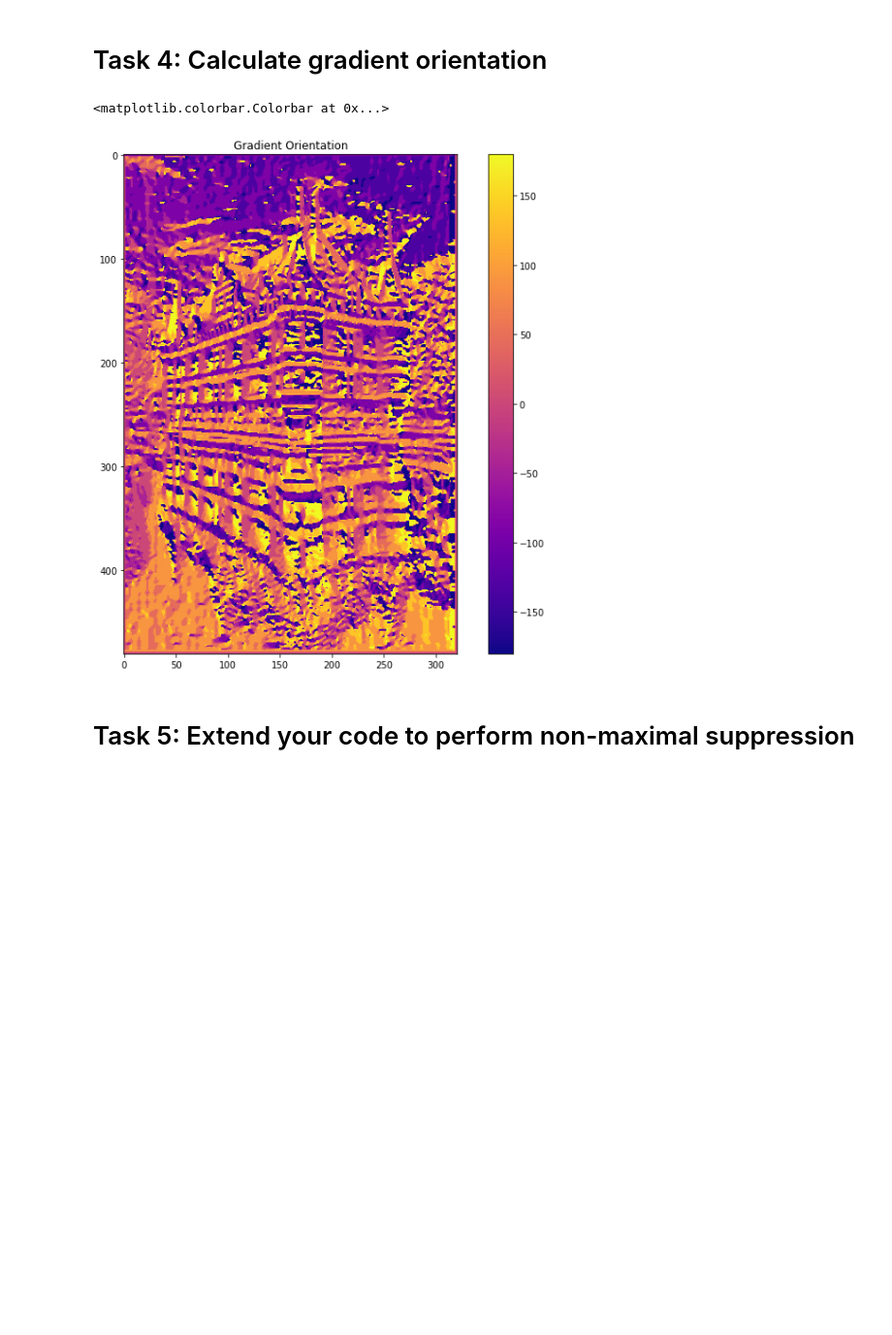
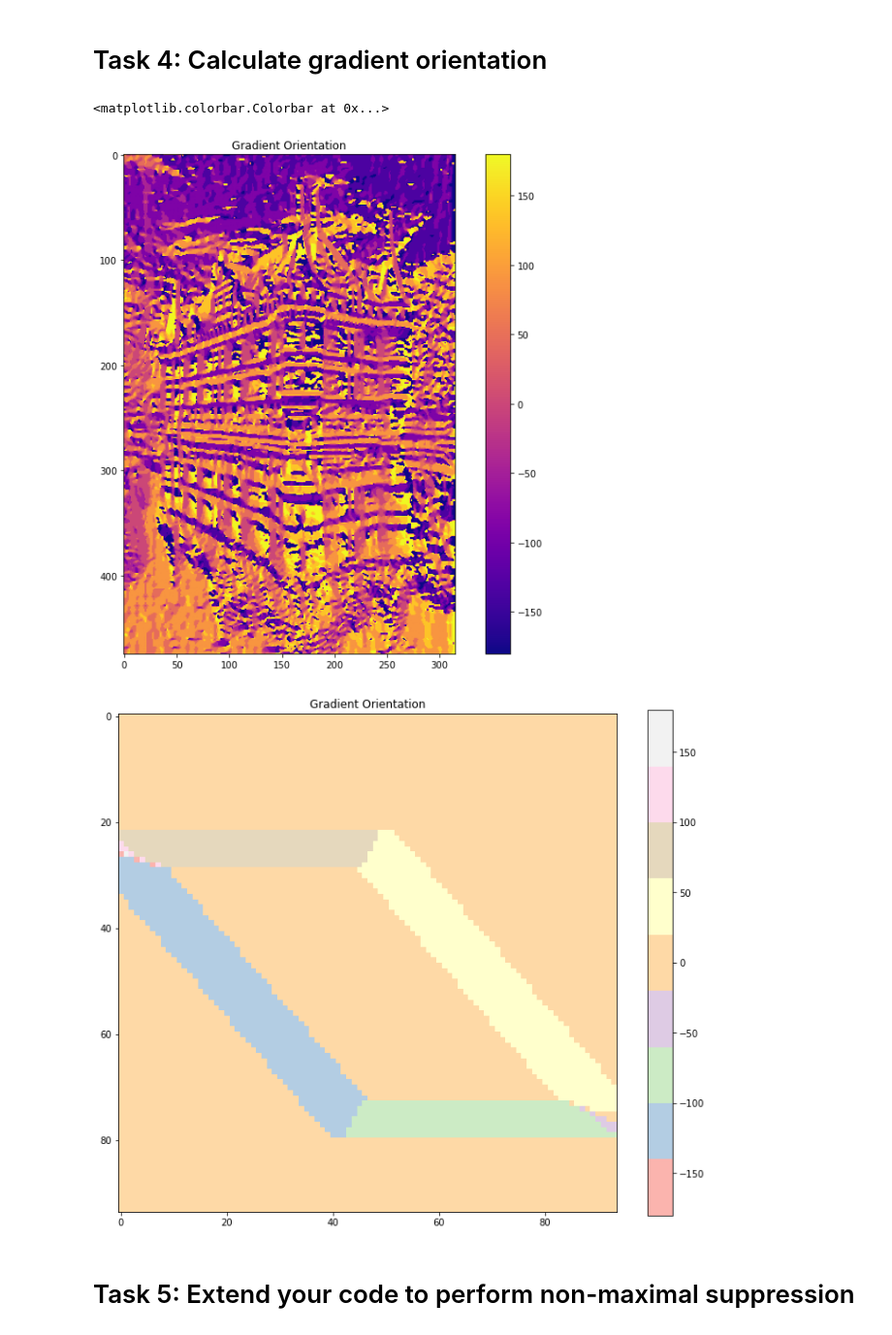
Before and after one commit to Antonio417/Sobel_filter, a Jupyter notebook: Lab 1/Lab 1.ipynb, the cells around one changed output. Shown at 97% size. Drawn from its saved outputs; the diff is of its cells as text; code cells hidden in the pictures; blank space fills up the shorter version.

```diff
--- a/Lab 1/Lab 1.ipynb
+++ b/Lab 1/Lab 1.ipynb
@@ -17,13 +24,14 @@ def conv(img, kernel):
 
     k = kernel.shape[0]
     h,w = img.shape
-
+    h = h - k + 1
+    w = w - k + 1
     conv_img = np.zeros(shape=(h, w))
 
     # Iterate over the rows
-    for i in range(h - k + 1):
+    for i in range(h):
         # Iterate over the columns
-        for j in range(w - k + 1):
+        for j in range(w):
             # Our value at that specific index
             mat = img[i:i+k, j:j+k]
 
@@ -74,30 +87,34 @@ plot_two_images(img, img_blurred)
 # %%
 # Load the image
 img2 = cv2.imread('./test05.jpg', 0)
+img2_sample = cv2.imread('./test02.png', 0)
 
 # Blur the image
+img2_blurred = cv2.copyMakeBorder(img2,2,2,2,2, cv2.BORDER_CONSTANT, None, value=0) # Padding
+img2_sample_blurred = cv2.copyMakeBorder(img2_sample,2,2,2,2, cv2.BORDER_CONSTANT, None, value=0) # Padding
+
 img2_blurred = conv(img=np.array(img2), kernel=B)
-img2_blurred = cv2.copyMakeBorder(img2_blurred,2,2,2,2, cv2.BORDER_CONSTANT, None, value=0)
+img2_sample_blurred = conv(img=np.array(img2_sample), kernel=B)
 
 # Sobel Filter
 sobel_x_kernel = np.array([[-1, 0, 1], [-2, 0, 2], [-1, 0, 1]])
-sobel_x_kernel = sobel_x_kernel.reshape(3,3)
-sobel_y_kernel = [[1, 2, 1], [0, 0, 0], [-1, -2, -1]]
-sobel_y_kernel = np.array(sobel_y_kernel)
-sobel_y_kernel = sobel_y_kernel.reshape(3,3)
+sobel_y_kernel = np.array([[1, 2, 1], [0, 0, 0], [-1, -2, -1]])
 
 sobelX = np.zeros(shape=img2.shape)
 sobelY = np.zeros(shape=img2.shape)
+sobelX_sample = np.zeros(shape=img2_sample.shape)
+sobelY_sample = np.zeros(shape=img2_sample.shape)
 
-# Calculating the Gradients
-for i in range(img2.shape[0] - 2):
-    for j in range(img2.shape[1] - 2):
-        sobelX[i,j] = np.sum(np.multiply(sobel_x_kernel, img2_blurred[i:i + 3, j:j + 3]))  # x direction
-        sobelY[i,j] = np.sum(np.multiply(sobel_y_kernel, img2_blurred[i:i + 3, j:j + 3]))  # y direction
+sobelX = conv(img2_blurred,sobel_x_kernel)
+sobelY = conv(img2_blurred,sobel_y_kernel)
+
+sobelX_sample = conv(img2_sample_blurred,sobel_x_kernel)
+sobelY_sample = conv(img2_sample_blurred,sobel_y_kernel)
 
 plot_two_images(img2, sobelX)
 plot_two_images(img2, sobelY)
-
+plot_two_images_sample(img2_sample, sobelX_sample)
+plot_two_images_sample(img2_sample, sobelY_sample)
 # Demonstrate your understanding by answering the question below:
 # Looking at the filter coefficients, explain how a sobel filter picks out horizontal edges?
 
@@ -136,17 +161,24 @@ plt.colorbar()
 # %%
 # Show results here
 grad_orient = np.arctan2(sobelY,sobelX) * (180/np.pi)
 grad_orient = np.round(grad_orient/45) * 45
+grad_orient_sample = np.arctan2(sobelY_sample,sobelX_sample) * (180/np.pi)
+grad_orient_sample = np.round(grad_orient_sample/45) * 45
 # Demonstrate your understanding by answering the question below:
 # How could the gradient orientation be used to obtain rotational invariance for patch matching?
 
 figure(figsize=(12, 10))
-plt.imshow(grad_orient,cmap='plasma')
+plt.imshow(grad_orient, cmap = 'plasma')
 plt.title("Gradient Orientation")
 plt.colorbar()
+figure(figsize=(12, 10))
+plt.imshow(grad_orient_sample,cmap='Pastel1')
+plt.title("Gradient Orientation")
+plt.colorbar()
 # %% [output]
 <matplotlib.colorbar.Colorbar at 0x...>
-[figure, old version]
+[figure, new version]
+[figure, added]
 # %% [markdown]
 # Task 5: Extend your code to perform non-maximal suppression
 # %%
```
Also changed, not shown: parts of 7 cells of this notebook.
